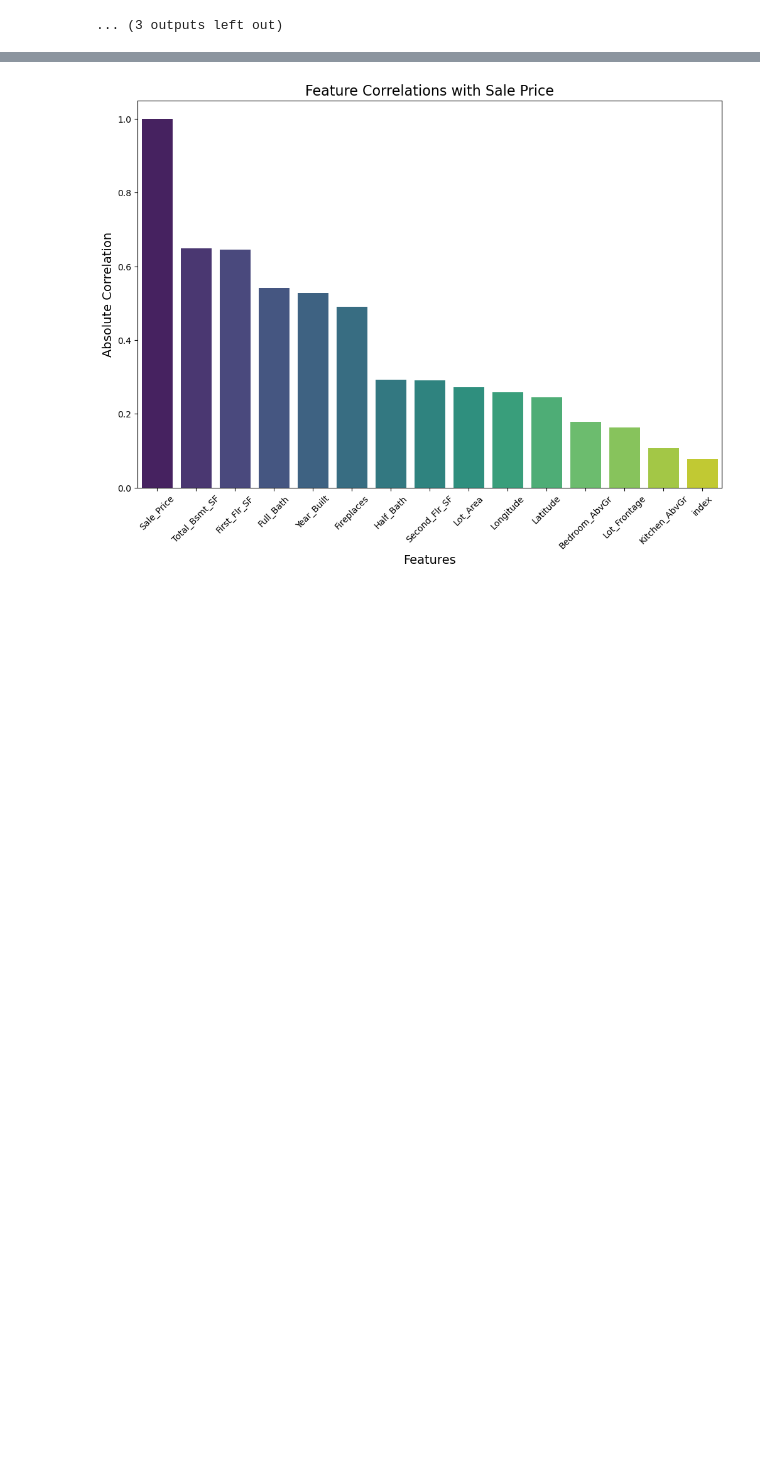
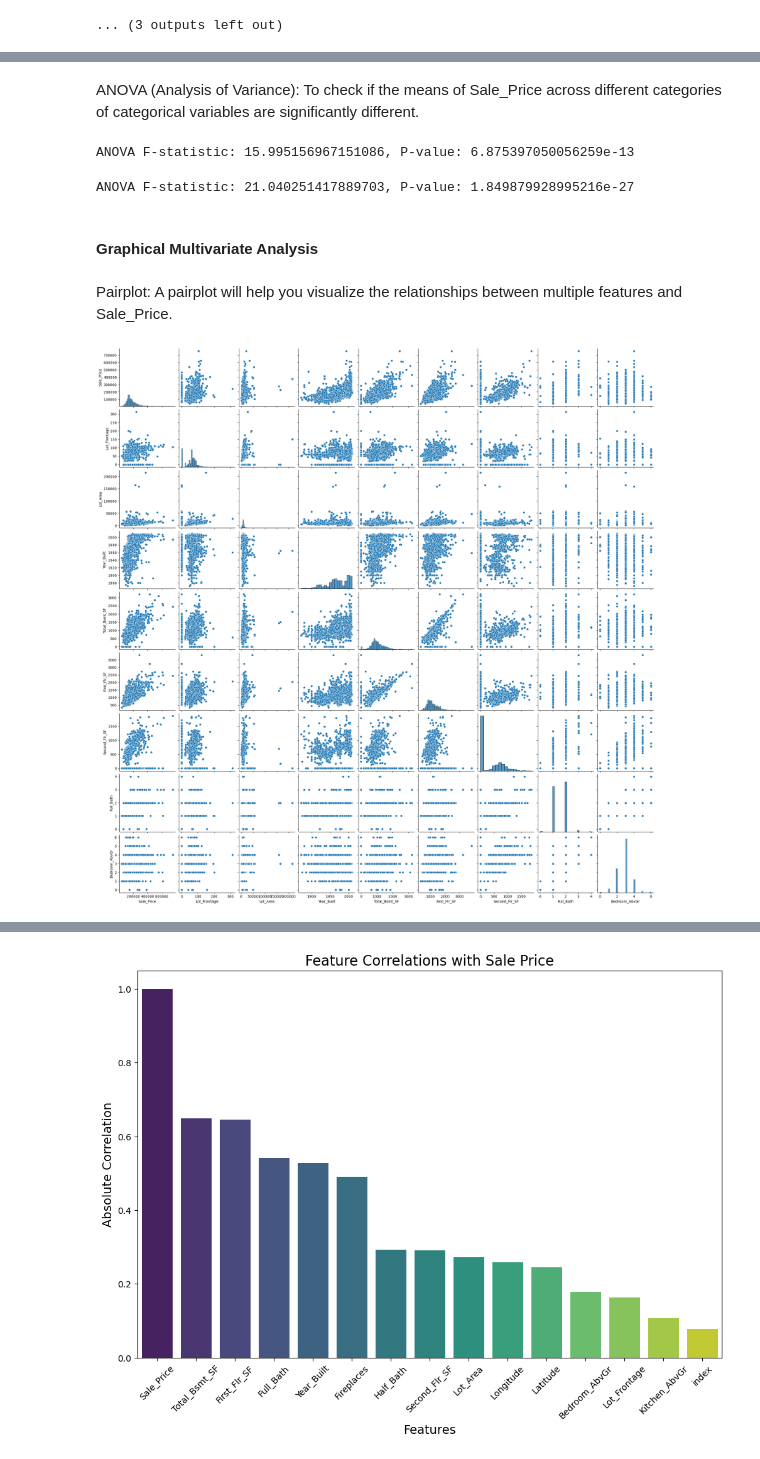
Before and after one commit to Sunday-Oladokun/Predictive-Modelling-Of-House-Prices-Using-Regression-Models, a Jupyter notebook: House Prices new.ipynb, the cells around one changed output, grey strips where cells are left out. Saved outputs shown, nothing was run; the diff lists cells and outputs as text; code cells hidden in the pictures; blank space fills up the shorter version.

```diff
--- a/House Prices new.ipynb
+++ b/House Prices new.ipynb
@@ -881,0 +959,32 @@ box_year_built.show()
+# %% [markdown]
+ANOVA (Analysis of Variance):
+To check if the means of Sale_Price across different categories of categorical variables are significantly different.
+# %%
+from scipy.stats import f_oneway
+
+# ANOVA for Sale_Price across different Bldg_Type
+f_stat, p_value = f_oneway(*[group["Sale_Price"].values for name, group in train_df.groupby("Bldg_Type")])
+print(f"ANOVA F-statistic: {f_stat}, P-value: {p_value}")
+# %% [output]
+ANOVA F-statistic: 15.995156967151086, P-value: 6.875397050056259e-13
+# %%
+# ANOVA for Sale_Price across different House_Style
+f_stat, p_value = f_oneway(*[group["Sale_Price"].values for name, group in train_df.groupby("House_Style")])
+print(f"ANOVA F-statistic: {f_stat}, P-value: {p_value}")
+# %% [output]
+ANOVA F-statistic: 21.040251417889703, P-value: 1.849879928995216e-27
+# %% [markdown]
+#### __Graphical Multivariate Analysis__
+# %% [markdown]
+Pairplot:
+A pairplot will help you visualize the relationships between multiple features and Sale_Price.
+# %%
+# Select relevant features for pairplot
+selected_features = ['Sale_Price', 'Lot_Frontage', 'Lot_Area', 'Year_Built',
+                     'Total_Bsmt_SF', 'First_Flr_SF', 'Second_Flr_SF',
+                     'Full_Bath', 'Bedroom_AbvGr']
+
+sns.pairplot(train_df[selected_features])
+plt.show()
+# %% [output]
+[figure, added]
```
Also changed, not shown: parts of 63 cells of this notebook.
